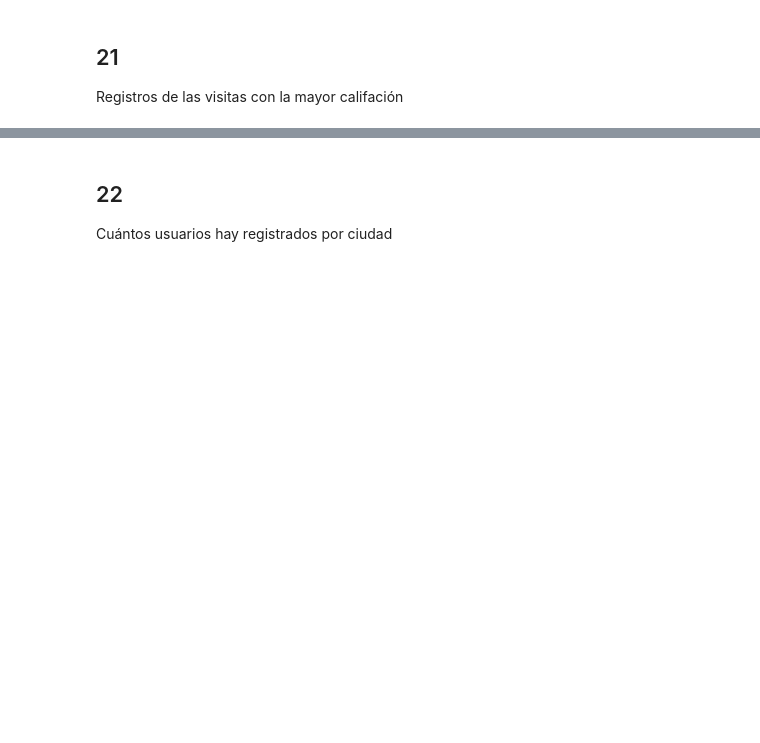
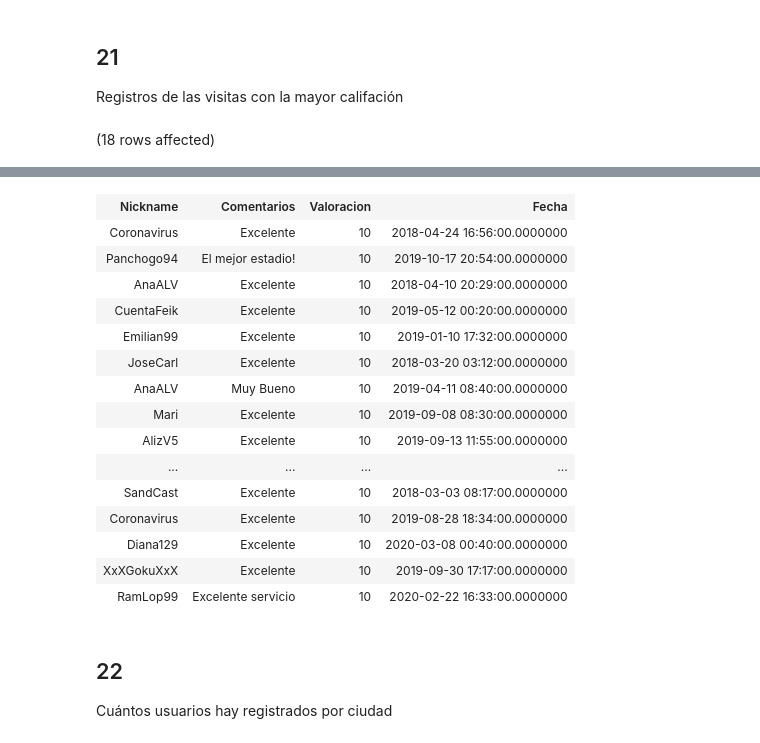
Before and after one commit to DanielCamposs98/BDCuatroCuadras, a Jupyter notebook: 9. CuatroCuadras (Consultas).ipynb, the cells around one changed output, grey strips where cells are left out. Cells and saved outputs as stored; diff of their text form; code cells hidden in the pictures; blank space fills up the shorter version.

```diff
--- a/9. CuatroCuadras (Consultas).ipynb
+++ b/9. CuatroCuadras (Consultas).ipynb
@@ -223,3 +436,6 @@ SELECT @Max=Max(Valoracion) FROM Visita
 
 SELECT Nickname, COALESCE(Comentario, ' ') as Comentarios, Valoracion, Fecha FROM Visita
 WHERE Valoracion=@Max
+GO
+# %% [output]
+(18 rows affected)
@@ -226,3 +443,19 @@ WHERE Valoracion=@Max
+| Nickname | Comentarios | Valoracion | Fecha |
+| Coronavirus | Excelente | 10 | 2018-04-24 16:56:00.0000000 |
+| Panchogo94 | El mejor estadio! | 10 | 2019-10-17 20:54:00.0000000 |
+| AnaALV | Excelente | 10 | 2018-04-10 20:29:00.0000000 |
+| CuentaFeik | Excelente | 10 | 2019-05-12 00:20:00.0000000 |
+| Emilian99 | Excelente | 10 | 2019-01-10 17:32:00.0000000 |
+| JoseCarl | Excelente | 10 | 2018-03-20 03:12:00.0000000 |
+| AnaALV | Muy Bueno | 10 | 2019-04-11 08:40:00.0000000 |
+| Mari | Excelente | 10 | 2019-09-08 08:30:00.0000000 |
+| AlizV5 | Excelente | 10 | 2019-09-13 11:55:00.0000000 |
+| ... | ... | ... | ... |
+| SandCast | Excelente | 10 | 2018-03-03 08:17:00.0000000 |
+| Coronavirus | Excelente | 10 | 2019-08-28 18:34:00.0000000 |
+| Diana129 | Excelente | 10 | 2020-03-08 00:40:00.0000000 |
+| XxXGokuXxX | Excelente | 10 | 2019-09-30 17:17:00.0000000 |
+| RamLop99 | Excelente servicio | 10 | 2020-02-22 16:33:00.0000000 |
 # %% [markdown]
 ## 22
 Cuántos usuarios hay registrados por ciudad
```
Also changed, not shown: parts of 51 cells of this notebook.
